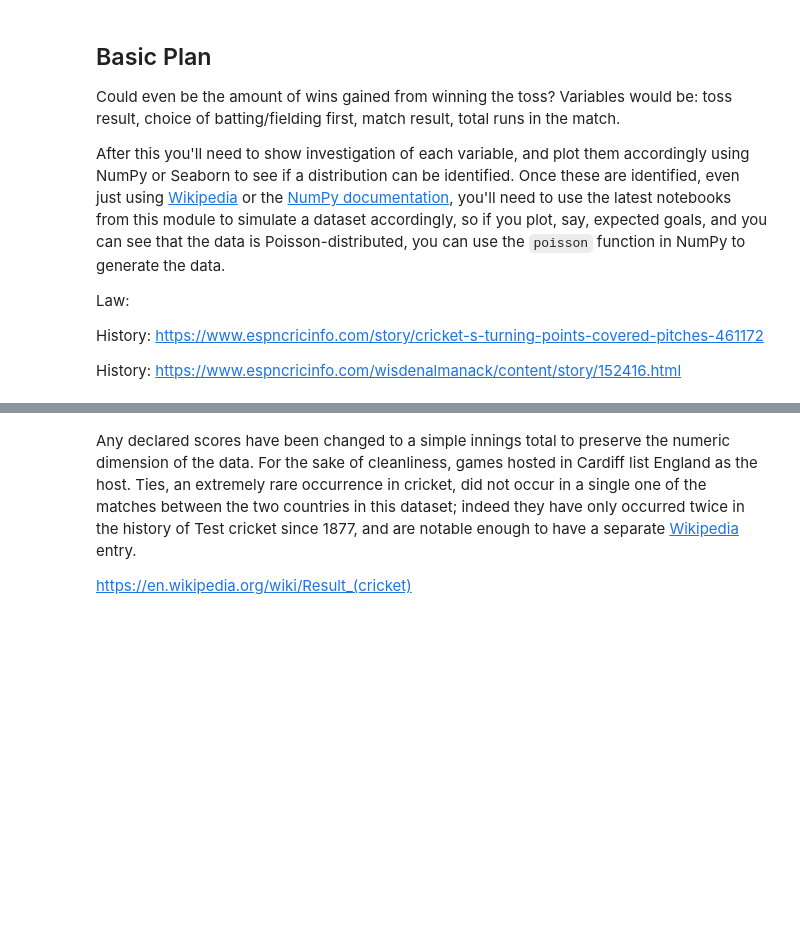
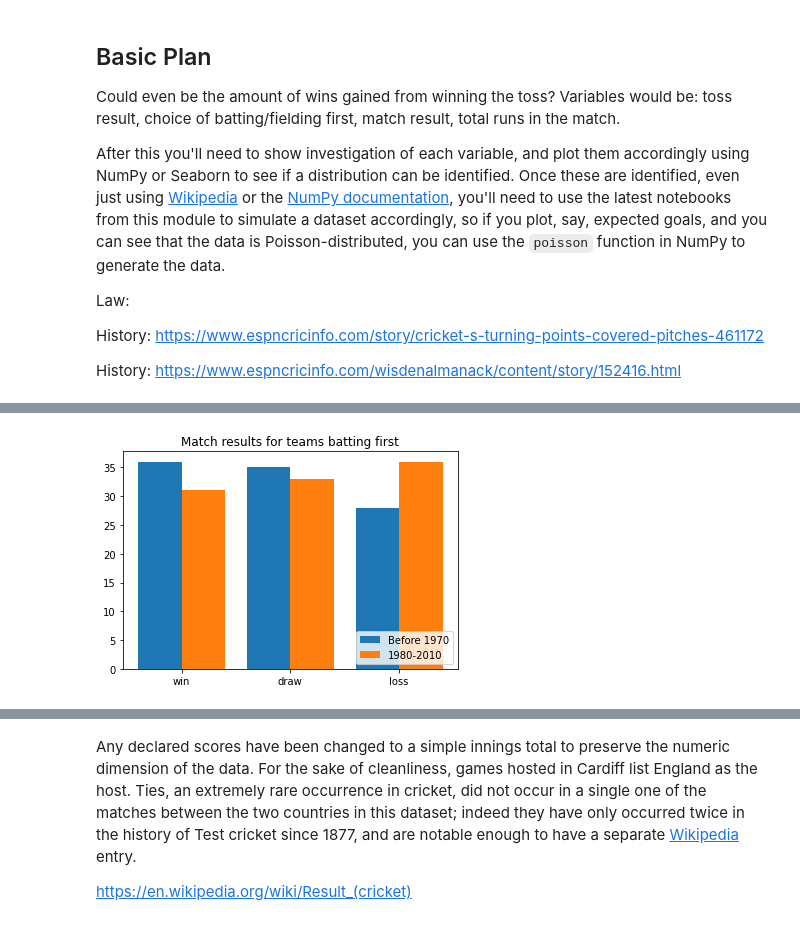
Before and after one commit to kiehozero/atu-progda-assignment, a Jupyter notebook: assignment.ipynb, the cells around one changed output, grey strips where cells are left out. Drawn from its saved outputs; the diff is of its cells as text; code cells hidden in the pictures; blank space fills up the shorter version.

```diff
--- a/assignment.ipynb
+++ b/assignment.ipynb
@@ -64,0 +77,26 @@ Indeed, of the data I have extracted here, the team batting first won 42%, the t
+# %%
+# code here based on the tutorial at [Python Guides](https://pythonguides.com/matplotlib-multiple-bar-chart/)
+# data here based on that presented visually in Leamon and Jones (2021, 174-6), in charts labelled "Team
+# Batting First - Before 1970" and "Team Batting First - 1980-2010"
+
+result = ['win', 'draw', 'loss']
+before = [36, 35, 28]
+after = [31, 33, 36]
+
+x_axis = np.arange(len(result))
+
+# adding or subtracting a value from the x-axis prevents items from overlapping, the exact value being dependent on
+# the value given to the width parameter.
+
+plt.bar(x_axis - 0.2, before, width=0.4, label = 'Before 1970')
+plt.bar(x_axis + 0.2, after, width=0.4, label = '1980-2010')
+
+# Xticks replaces the values generated by the arange function above with the actual value of the result
+
+plt.xticks(x_axis, result)
+
+plt.legend(loc='lower right')
+plt.title("Match results for teams batting first")
+plt.show()
+# %% [output]
+[figure, added]
```
Also changed, not shown: parts of 4 cells of this notebook, 1 other file.
